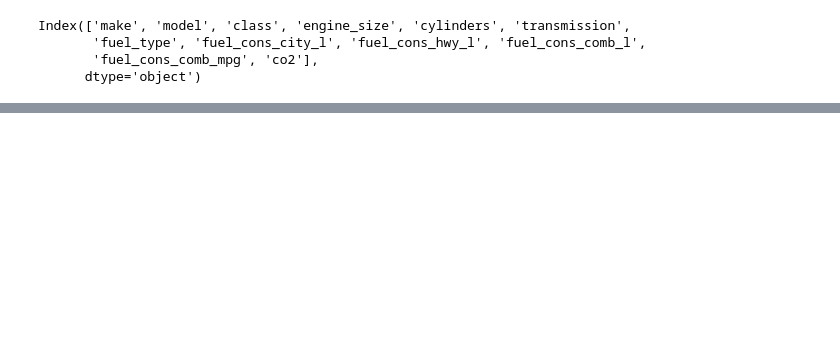
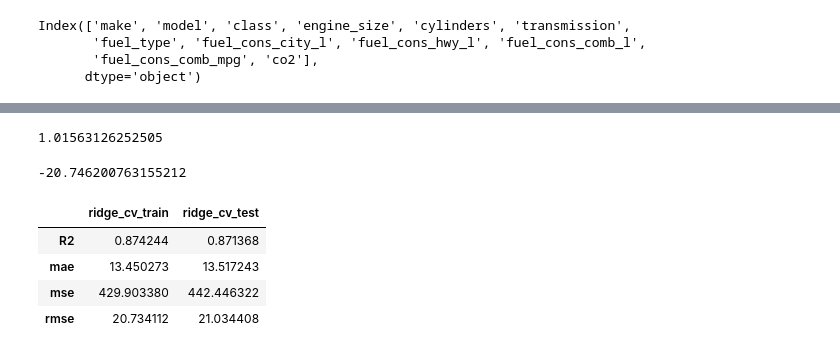
Before and after one commit to ssamiyavuzz/CO2-Emission-Project, a Jupyter notebook: CO2_Emission_Project.ipynb, the cells around one changed output, grey strips where cells are left out. Drawn from its saved outputs; the diff is of its cells as text; code cells hidden in the pictures; blank space fills up the shorter version.

```diff
--- a/CO2_Emission_Project.ipynb
+++ b/CO2_Emission_Project.ipynb
@@ -458,0 +490,8 @@ lm_df
+# %%
+ridge_cv_model.alpha_
+# %% [output]
+1.01563126252505
+# %%
+ridge_cv_model.best_score_
+# %% [output]
+-20.746200763155212
@@ -458,0 +501,9 @@ lm_df
+# %%
+rcs = train_val(y_train, y_train_pred, y_test, y_pred, "ridge_cv")
+rcs
+# %% [output]
+|  | ridge_cv_train | ridge_cv_test |
+| R2 | 0.874244 | 0.871368 |
+| mae | 13.450273 | 13.517243 |
+| mse | 429.903380 | 442.446322 |
+| rmse | 20.734112 | 21.034408 |
```
Also changed, not shown: parts of 46 cells of this notebook.
